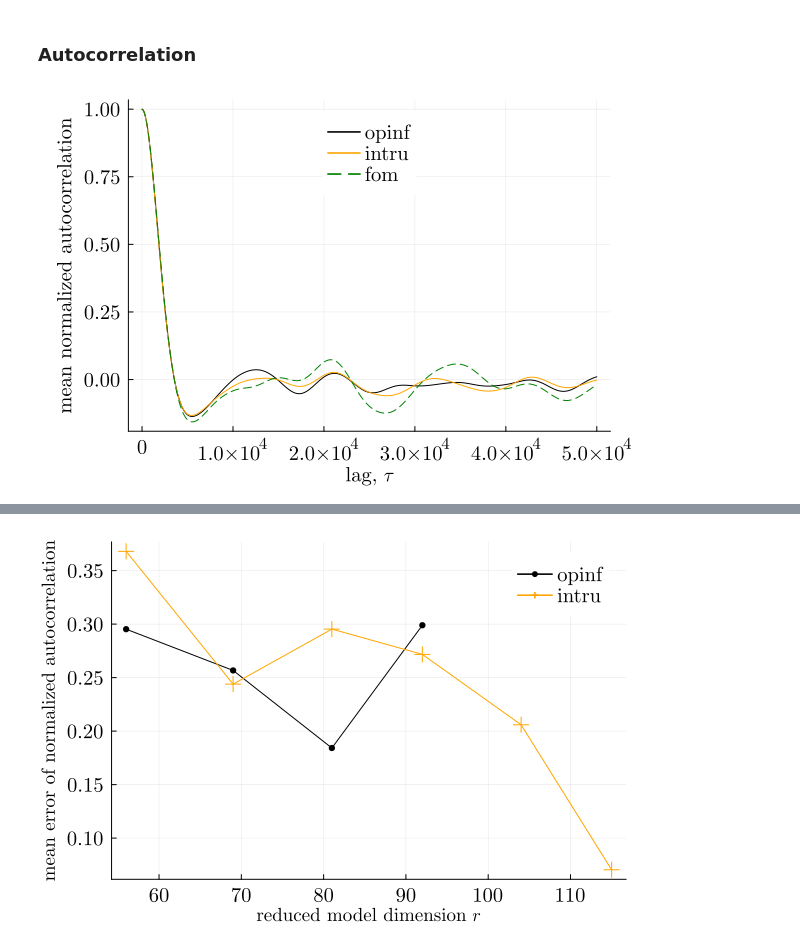
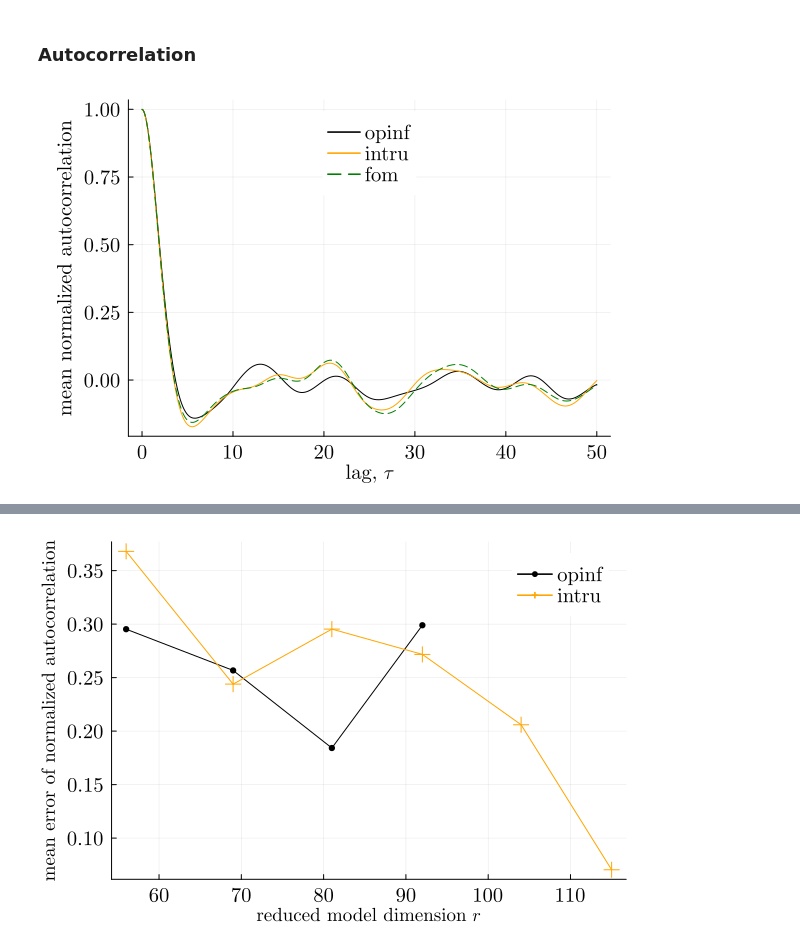
Before and after one commit to smallpondtom/LiftAndLearn.jl, a Jupyter notebook: examples/10_KSE_EP-OpInf.ipynb, the cells around one changed output, grey strips where cells are left out. Saved outputs shown, nothing was run; the diff lists cells and outputs as text; code cells hidden in the pictures.

```diff
--- a/examples/10_KSE_EP-OpInf.ipynb
+++ b/examples/10_KSE_EP-OpInf.ipynb
@@ -282,13 +282,16 @@ end
 ## Obtain Operators using Least-Squares (Vanilla) Operator Inference
 # %%
 @info "Compute the Least Squares solution."
-
 options = LnL.LS_options(
     system=KSE_system,
     vars=KSE_vars,
     data=KSE_data,
     optim=KSE_optim,
-    pinv_tol = 1e-4,   # tolerance for pseudo-inverse
+    pinv_tol=1e-4,    # tolerance for pseudo-inverse
+    λ=LnL.λtik(       # regularization parameter
+        lin=1e-4,
+        quad=0.0
+    ),
 )
 
 # Store values
@@ -426,7 +427,7 @@ RES["train_CR"] = Dict(
     :fom => Array{Float64}(undef, KSE.Pdim)
 )
 # %%
-ro = DATA["ro"]
+ro
 # %% [output]
 6-element Vector{Int64}:
   56
@@ -489,9 +490,9 @@ function analyze_rse(op, model, X_all, Vr_all, IC, ro, DS, integrator)
     RSE_all = Array{Float64}(undef, length(ro), model.Pdim)
     RSE = Array{Float64}(undef, num_ic_params)
 
-    prog = Progress(length(model.μs))
     for i in eachindex(model.μs)
-        Threads.@threads for (j,r) in collect(enumerate(ro))
+        prog = Progress(length(ro))
+        for (j,r) in enumerate(ro)
             Vr = Vr_all[i][:, 1:r]
             for (ct, ic) in enumerate(IC)
                 Fextract = LnL.extractF(op[i].F, r)
@@ -499,8 +500,12 @@ function analyze_rse(op, model, X_all, Vr_all, IC, ro, DS, integrator)
                 RSE[ct] = LnL.compStateError(X_all[i,ct][:, 1:DS:end], X[:, 1:DS:end], Vr)
             end
             RSE_all[j, i] = mean(RSE)
+            println("$(i), $(j), $(RSE_all[j, i])")
+            next!(prog)
+            if isnan(RSE_all[j, i])
+                break
+            end
         end
-        next!(prog)
     end
     return RSE_all
 end
@@ -512,16 +517,14 @@ function analyze_cr(op, ForH, model, ro)
     CR_all = Array{Float64}(undef, length(ro), model.Pdim)
     CR = Vector{Float64}(undef, num_ic_params)
 
-    prog = Progress(length(model.μs))
     for i in eachindex(model.μs)
-        Threads.@threads for (j,r) in collect(enumerate(ro))
+        for (j,r) in collect(enumerate(ro))
             for (ct, ic) in enumerate(IC)
                 Fextract = LnL.extractF(op[i].F, r)
                 CR[ct] =  LnL.constraintResidual(Fextract, r, ForH; with_mmt=false)
             end
             CR_all[j, i] = mean(CR)
         end
-        next!(prog)
     end
     return CR_all
 end
@@ -1040,36 +1030,36 @@ RES["train_AC"][:LS] = analyze_autocorr(OPS["op_LS"], KSE, DATA["Vr"], DATA["IC_
 # Intrusive
 RES["train_AC"][:int] = analyze_autocorr(OPS["op_int"], KSE, DATA["Vr"], DATA["IC_train"][1], DATA["ro"], KSE.integrate_FD, 0:KSE_data.DS:Int(floor(KSE.Tdim/4)));
 # %%
-fom_AC = mean(RES["train_AC"][:fom])
-mean_LS_AC = mean(RES["train_AC"][:LS][1:4])
-mean_int_AC = mean(RES["train_AC"][:int])
+fom_AC = RES["train_AC"][:fom]
+mean_LS_AC = RES["train_AC"][:LS][3]
+mean_int_AC = RES["train_AC"][:int][6]
 # mean_ephec_AC = mean(RES["train_AC"][:ephec], dims=2)
 # mean_epsic_AC = mean(RES["train_AC"][:epsic], dims=2)
 # mean_epp_AC = mean(RES["train_AC"][:epp], dims=2)
 
-lags = 0:KSE_data.DS:Int(floor(KSE.Tdim/4))
+lags = collect(0:KSE_data.DS:Int(floor(KSE.Tdim/4))) .* KSE.Δt
 
 # With markers
 # plot(lags, mean_LS_AC, c=:black, marker=(:circle, 3.5, :black), label="opinf")
 # plot!(lags, mean_int_AC, c=:orange, marker=(:cross, 2, :orange), label="intru")
 # plot!(lags, mean_ephec_AC, c=:blue, markerstrokecolor=:blue, marker=(:rect, 3), ls=:dash, lw=2, label="ephec-opinf")
 # plot!(lags, mean_epsic_AC, c=:purple, markerstrokecolor=:purple, marker=(:dtriangle, 5), ls=:dot, label="epsic-opinf")
 # plot!(lags, mean_epp_AC, c=:red, markerstrokecolor=:red, marker=(:star, 4), lw=1, ls=:dash, label="epp-opinf")
 # plot!(lags, fom_AC, c=:green, lw=2, marker=(:hexagon, 3, :green), label="fom")
 
 # Without markers
 plot(lags, mean_LS_AC, c=:black, label="opinf")
 plot!(lags, mean_int_AC, c=:orange, label="intru")
 # plot!(lags, mean_ephec_AC, c=:blue, ls=:dash, lw=2, label="ephec-opinf")
 # plot!(lags, mean_epsic_AC, c=:purple, ls=:dot, label="epsic-opinf")
 # plot!(lags, mean_epp_AC, c=:red, lw=1, ls=:dash, label="epp-opinf")
 plot!(lags, fom_AC, c=:green, lw=1, ls=:dash, label="fom")
 
 plot!(majorgrid=true, legend=:top)
 xlabel!("lag, " * L" \tau")
 ylabel!("mean normalized autocorrelation")
 plot!(fg_legend=:false)
 plot!(fontfamily="Computer Modern", guidefontsize=13, tickfontsize=13,  legendfontsize=13)
 plot!(left_margin=5mm, right_margin=5mm)
 # %% [output]
-[figure, old version]
+[figure, new version]
```
Also changed, not shown: parts of 12 cells of this notebook, 6 other files.
